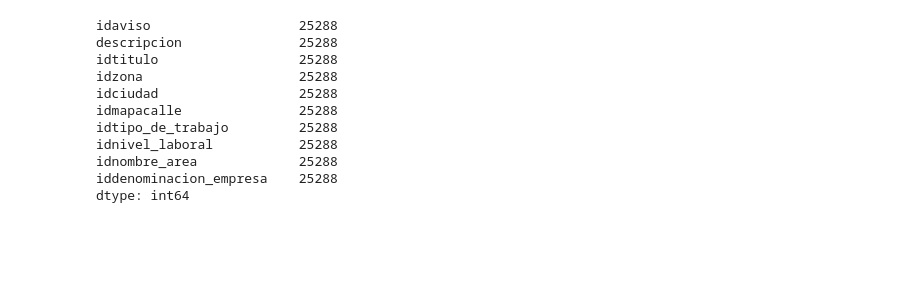
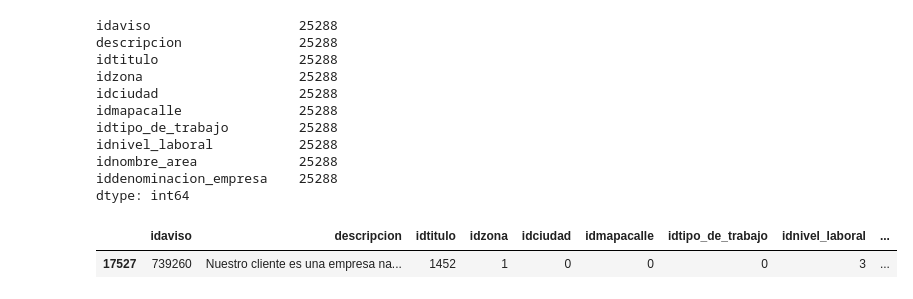
Before and after one commit to PRPablo/dataJobSearches, a Jupyter notebook: prediction/1-Limpieza-Adri.ipynb, the cells around one changed output. Drawn from its saved outputs; the diff is of its cells as text; code cells hidden in the pictures; blank space fills up the shorter version.

```diff
--- a/prediction/Limpieza-Adri.ipynb
+++ b/prediction/1-Limpieza-Adri.ipynb
@@ -504,3 +512,8 @@ idnivel_laboral           25288
 idnombre_area             25288
 iddenominacion_empresa    25288
 dtype: int64
+# %%
+avisos_detalles[avisos_detalles['idaviso']==739260]
+# %% [output]
+|  | idaviso | descripcion | idtitulo | idzona | idciudad | idmapacalle | idtipo_de_trabajo | idnivel_laboral | ... |
+| 17527 | 739260 | Nuestro cliente es una empresa na... | 1452 | 1 | 0 | 0 | 0 | 3 | ... |
```
Also changed, not shown: parts of 2 cells of this notebook, 2 other files.
